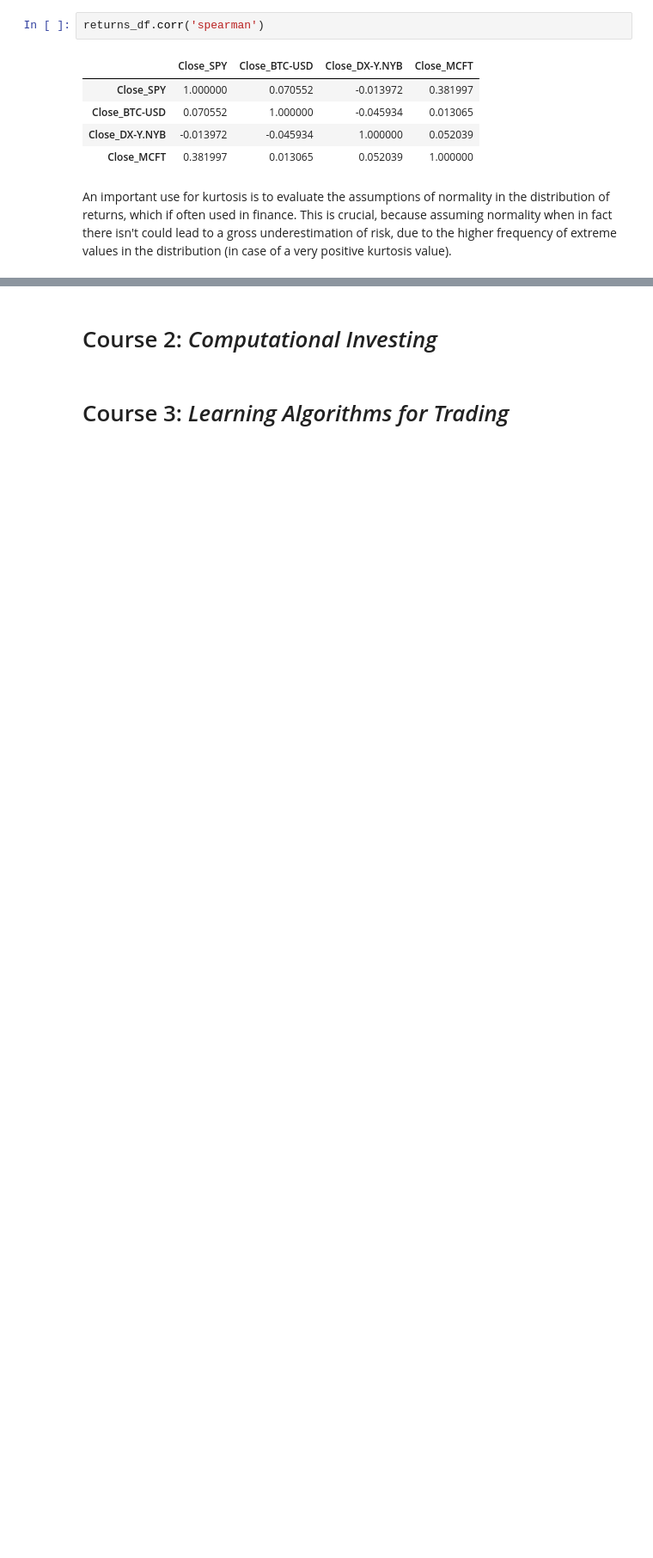
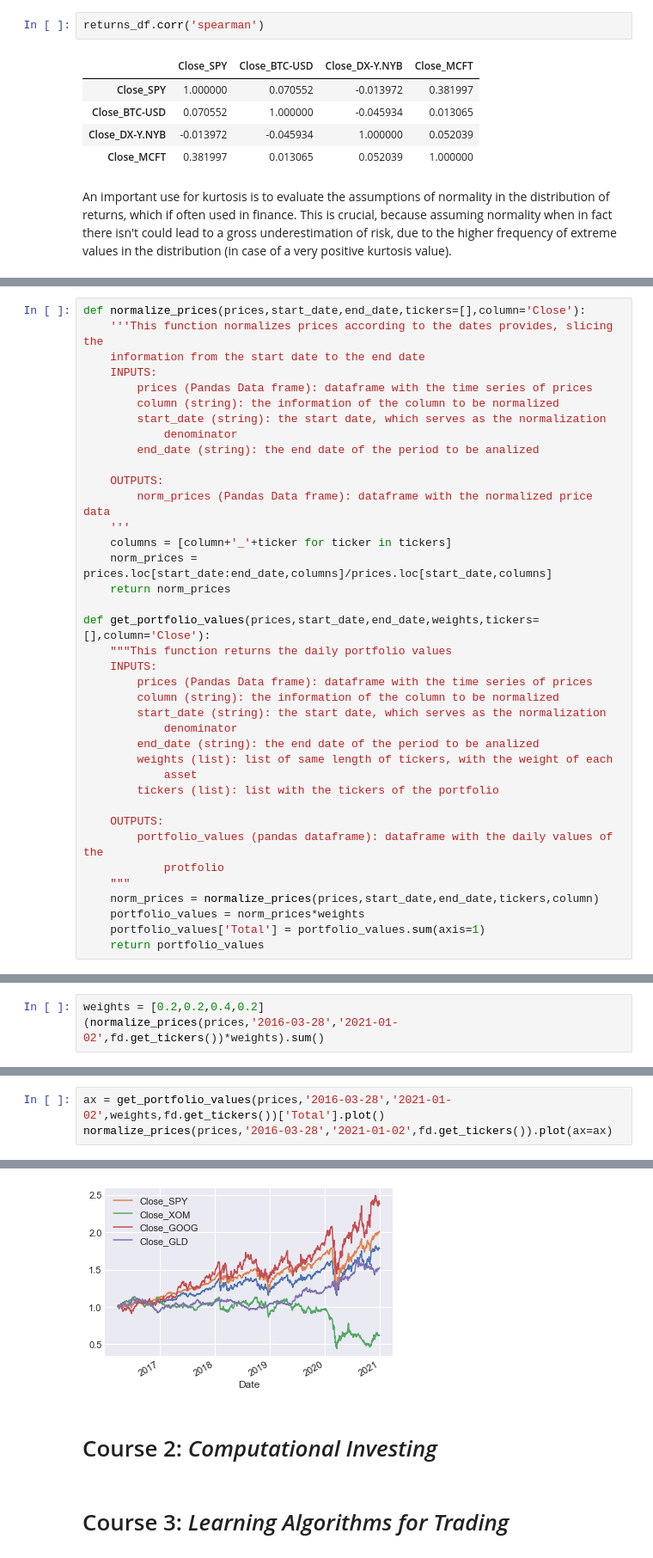
Before and after one commit to Alejandro-Duenas/deep-learning-portfolio, a Jupyter notebook: ML for Trading.ipynb, the cells around one changed output, grey strips where cells are left out. Shown at 86% size. Cells and saved outputs as stored; diff of their text form; blank space fills up the shorter version.

```diff
--- a/ML for Trading.ipynb
+++ b/ML for Trading.ipynb
@@ -954,0 +820,38 @@ An important use for kurtosis is to evaluate the assumptions of normality in the
+# %%
+def normalize_prices(prices,start_date,end_date,tickers=[],column='Close'):
+    '''This function normalizes prices according to the dates provides, slicing the
+    information from the start date to the end date
+    INPUTS:
+        prices (Pandas Data frame): dataframe with the time series of prices
+        column (string): the information of the column to be normalized
+        start_date (string): the start date, which serves as the normalization
+            denominator
+        end_date (string): the end date of the period to be analized
+
+    OUTPUTS:
+        norm_prices (Pandas Data frame): dataframe with the normalized price data
+    '''
+    columns = [column+'_'+ticker for ticker in tickers]
+    norm_prices = prices.loc[start_date:end_date,columns]/prices.loc[start_date,columns]
+    return norm_prices
+
+def get_portfolio_values(prices,start_date,end_date,weights,tickers=[],column='Close'):
+    """This function returns the daily portfolio values
+    INPUTS:
+        prices (Pandas Data frame): dataframe with the time series of prices
+        column (string): the information of the column to be normalized
+        start_date (string): the start date, which serves as the normalization
+            denominator
+        end_date (string): the end date of the period to be analized
+        weights (list): list of same length of tickers, with the weight of each
+            asset
+        tickers (list): list with the tickers of the portfolio
+
+    OUTPUTS:
+        portfolio_values (pandas dataframe): dataframe with the daily values of the
+            protfolio
+    """
+    norm_prices = normalize_prices(prices,start_date,end_date,tickers,column)
+    portfolio_values = norm_prices*weights
+    portfolio_values['Total'] = portfolio_values.sum(axis=1)
+    return portfolio_values
@@ -954,0 +862,3 @@ An important use for kurtosis is to evaluate the assumptions of normality in the
+# %%
+weights = [0.2,0.2,0.4,0.2]
+(normalize_prices(prices,'2016-03-28','2021-01-02',fd.get_tickers())*weights).sum()
@@ -954,0 +871,4 @@ An important use for kurtosis is to evaluate the assumptions of normality in the
+# %%
+ax = get_portfolio_values(prices,'2016-03-28','2021-01-02',weights,fd.get_tickers())['Total'].plot()
+normalize_prices(prices,'2016-03-28','2021-01-02',fd.get_tickers()).plot(ax=ax)
+# %% [output]
@@ -955,3 +876,4 @@ An important use for kurtosis is to evaluate the assumptions of normality in the
+[figure, added]
 # %% [markdown]
 # Course 2: *Computational Investing*
 # %% [markdown]
```
Also changed, not shown: parts of 9 cells of this notebook, 1 other file.
